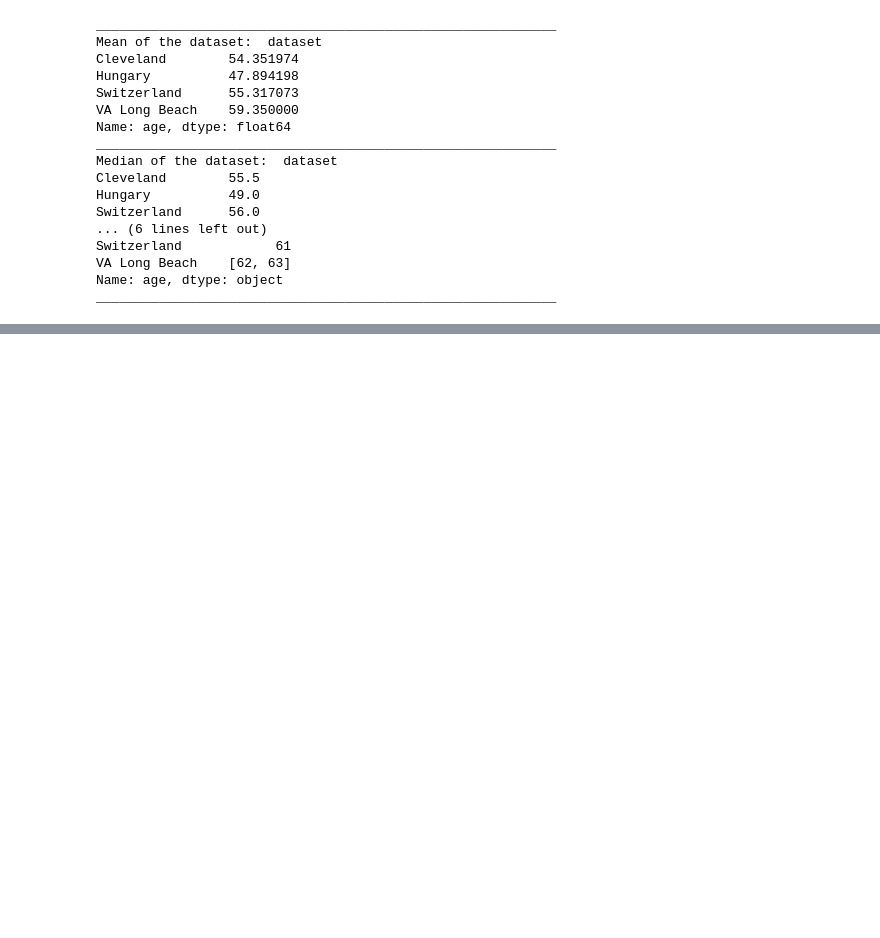
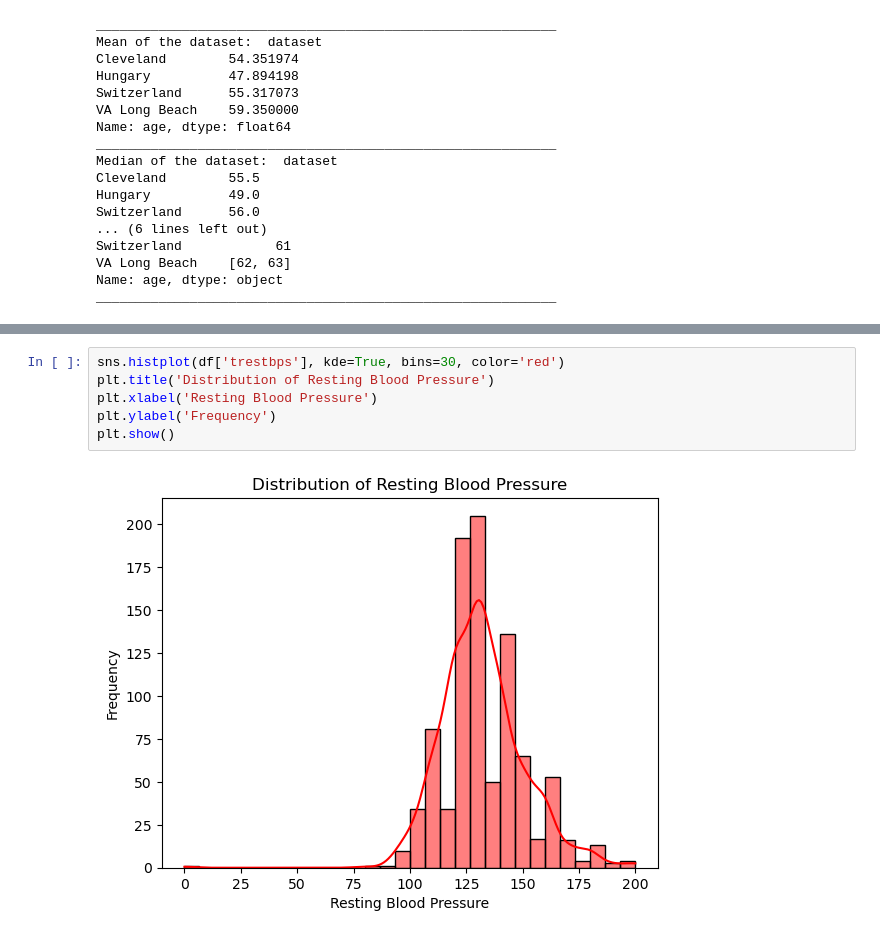
Before and after one commit to prashantpq/Data-Science-Internship, a Jupyter notebook: Week_1/Heart_Disease_Prediction/main.ipynb, the cells around one changed output, grey strips where cells are left out. Drawn from its saved outputs; the diff is of its cells as text; blank space fills up the shorter version.

```diff
--- a/Week_1/Heart_Disease_Prediction/main.ipynb
+++ b/Week_1/Heart_Disease_Prediction/main.ipynb
@@ -554,0 +588,8 @@ plt.show()
+# %%
+sns.histplot(df['trestbps'], kde=True, bins=30, color='red')
+plt.title('Distribution of Resting Blood Pressure')
+plt.xlabel('Resting Blood Pressure')
+plt.ylabel('Frequency')
+plt.show()
+# %% [output]
+[figure, added]
```
Also changed, not shown: parts of 35 cells of this notebook.
